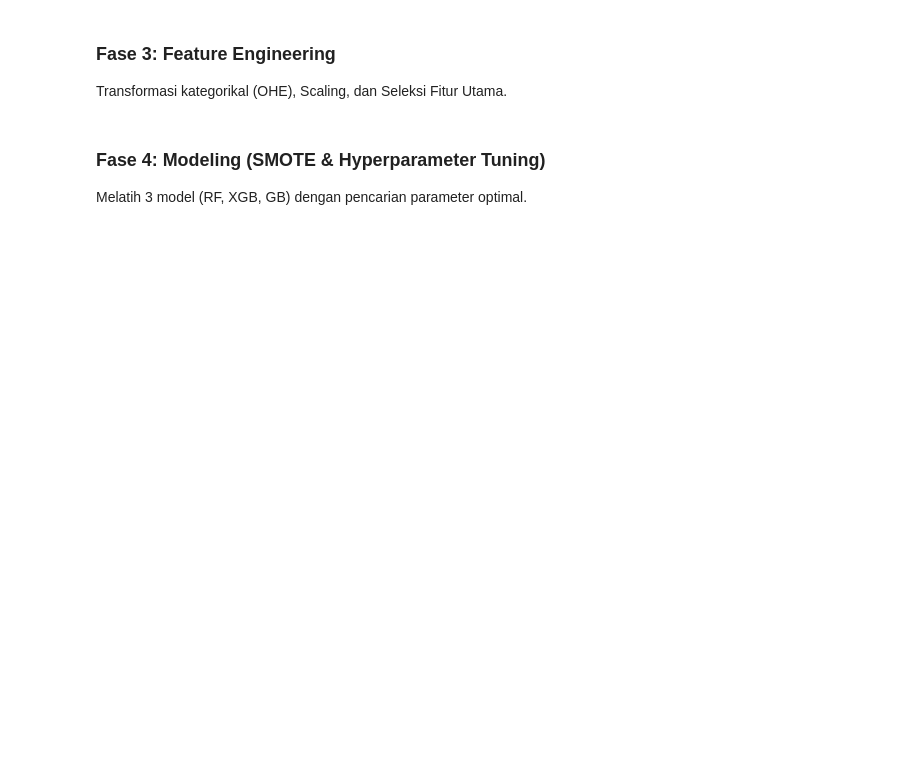
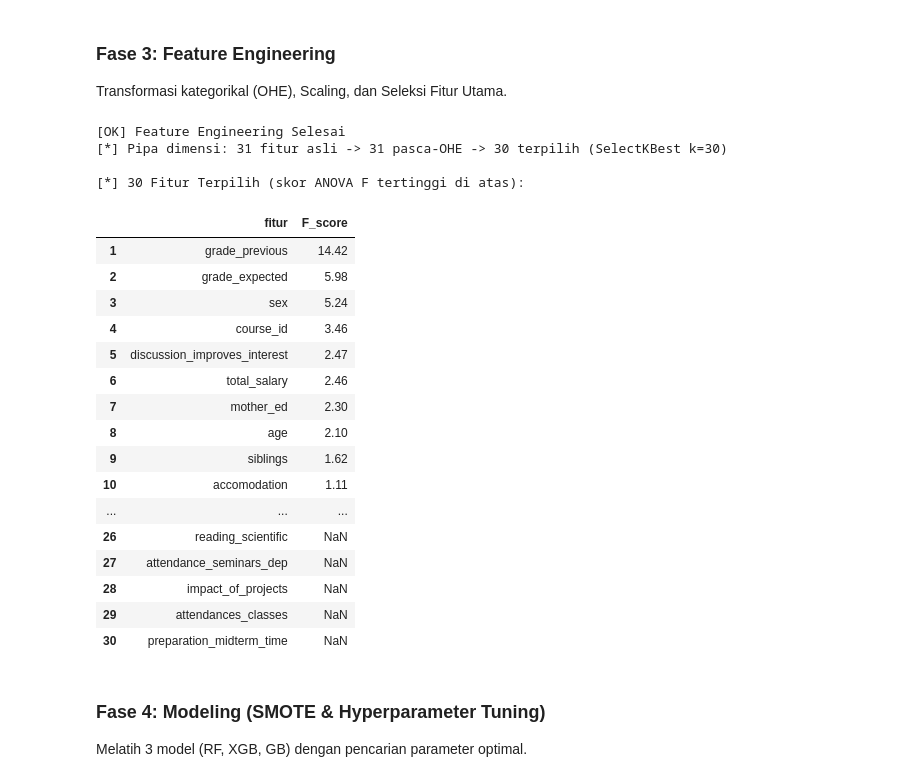
Before and after one commit to LulusMahasiswa2026/model, a Jupyter notebook: notebooks/Model_ML.ipynb, the cells around one changed output. Cells and saved outputs as stored; diff of their text form; code cells hidden in the pictures; blank space fills up the shorter version.

```diff
--- a/notebooks/Model_ML.ipynb
+++ b/notebooks/Model_ML.ipynb
@@ -107,28 +197,58 @@ Transformasi kategorikal (OHE), Scaling, dan Seleksi Fitur Utama.
 # %%
 cat_features = X_train.select_dtypes(include=['object']).columns.tolist()
 
 ct = ColumnTransformer([
     ('ohe', OneHotEncoder(drop='first', handle_unknown='ignore', sparse_output=False), cat_features)
 ], remainder='passthrough')
 
 X_train_t = ct.fit_transform(X_train)
 X_test_t = ct.transform(X_test)
 
 scaler = StandardScaler()
 X_train_s = scaler.fit_transform(X_train_t)
 X_test_s = scaler.transform(X_test_t)
 
-# Seleksi 30 Fitur Terbaik
-selector = SelectKBest(f_classif, k=min(30, X_train_s.shape[1]))
+# Seleksi fitur terbaik
+k = min(30, X_train_s.shape[1])
+selector = SelectKBest(f_classif, k=k)
 X_train_final = selector.fit_transform(X_train_s, y_train)
 X_test_final = selector.transform(X_test_s)
 
-# Simpan nama fitur terpilih (untuk Feature Importance & transparansi audit)
+# Nama fitur terpilih (untuk transparansi audit & Feature Importance)
 feature_names_all = np.array([n.replace('remainder__', '').replace('ohe__', '')
                               for n in ct.get_feature_names_out()])
 feature_names = feature_names_all[selector.get_support()]
 
-print(f"✅ Feature Engineering Selesai. Dimensi Akhir: {X_train_final.shape[1]} fitur.")
+print("[OK] Feature Engineering Selesai")
+print(f"[*] Pipa dimensi: {X_train.shape[1]} fitur asli -> {X_train_t.shape[1]} pasca-OHE -> {X_train_final.shape[1]} terpilih (SelectKBest k={k})")
+print(f"\n[*] {len(feature_names)} Fitur Terpilih (skor ANOVA F tertinggi di atas):")
+_scores = selector.scores_[selector.get_support()]
+fi_sel = (pd.DataFrame({'fitur': feature_names, 'F_score': np.round(_scores, 2)})
+          .sort_values('F_score', ascending=False).reset_index(drop=True))
+fi_sel.index += 1
+display(fi_sel)
+# %% [output]
+[OK] Feature Engineering Selesai
+[*] Pipa dimensi: 31 fitur asli -> 31 pasca-OHE -> 30 terpilih (SelectKBest k=30)
+
+[*] 30 Fitur Terpilih (skor ANOVA F tertinggi di atas):
+|  | fitur | F_score |
+| 1 | grade_previous | 14.42 |
+| 2 | grade_expected | 5.98 |
+| 3 | sex | 5.24 |
+| 4 | course_id | 3.46 |
+| 5 | discussion_improves_interest | 2.47 |
+| 6 | total_salary | 2.46 |
+| 7 | mother_ed | 2.30 |
+| 8 | age | 2.10 |
+| 9 | siblings | 1.62 |
+| 10 | accomodation | 1.11 |
+| ... | ... | ... |
+| 26 | reading_scientific | NaN |
+| 27 | attendance_seminars_dep | NaN |
+| 28 | impact_of_projects | NaN |
+| 29 | attendances_classes | NaN |
+| 30 | preparation_midterm_time | NaN |
 # %% [markdown]
 ### Fase 4: Modeling (SMOTE & Hyperparameter Tuning)
 Melatih 3 model (RF, XGB, GB) dengan pencarian parameter optimal.
```
Also changed, not shown: parts of 11 cells of this notebook.
